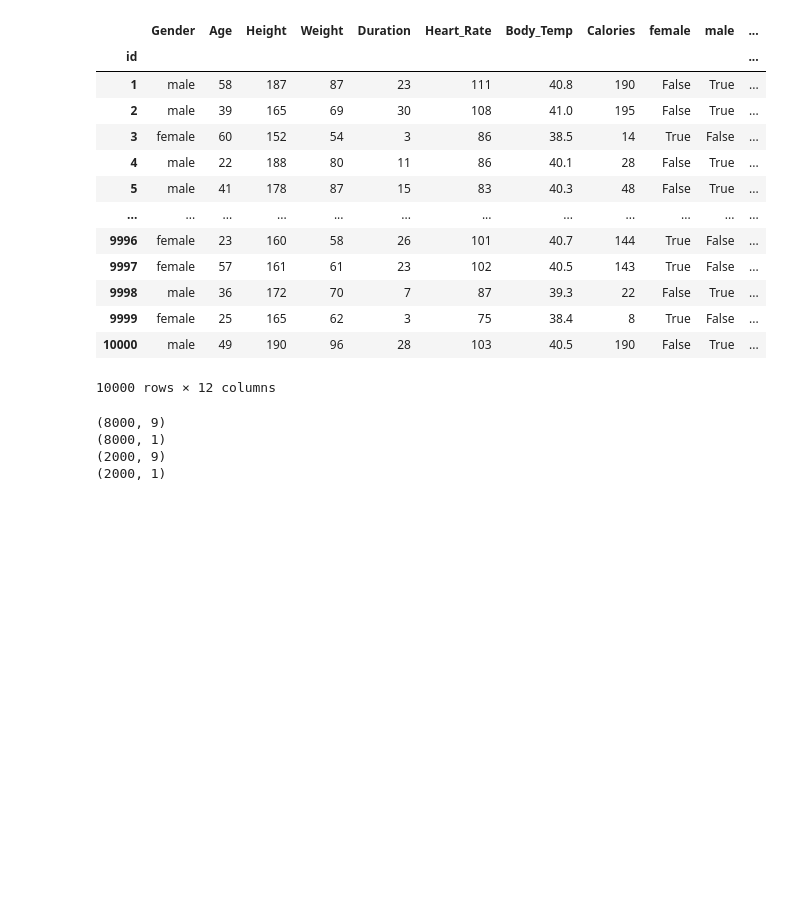
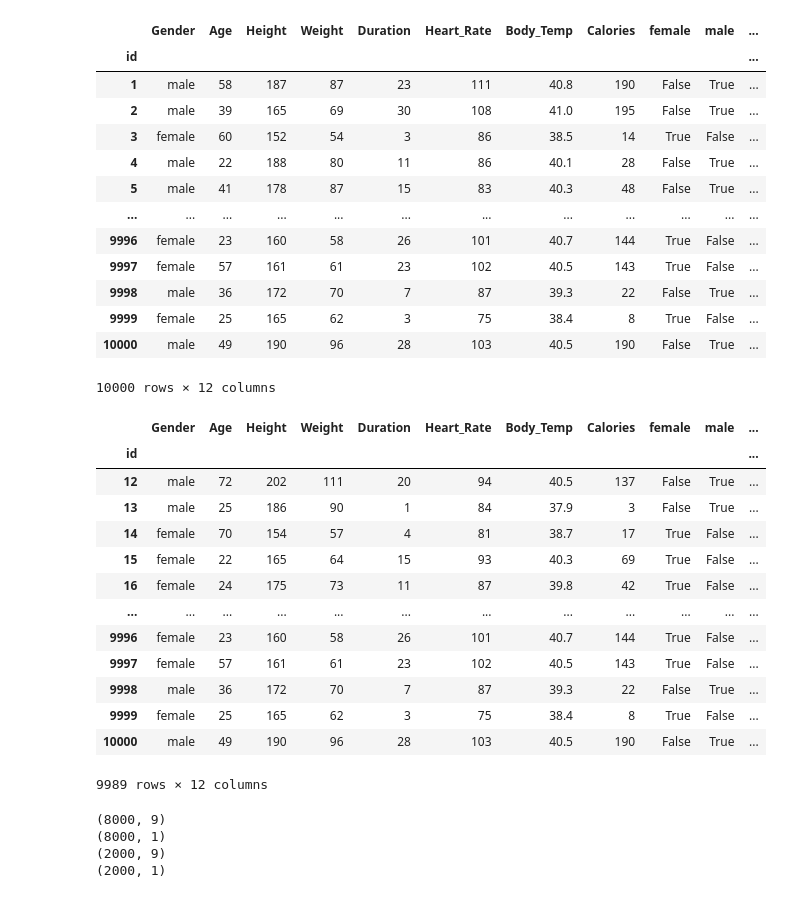
Before and after one commit to NicoUIcreator/WaynessMarketing, a Jupyter notebook: jupiters/modeloKeras.ipynb, the cells around one changed output. Saved outputs shown, nothing was run; the diff lists cells and outputs as text; code cells hidden in the pictures; blank space fills up the shorter version.

```diff
--- a/jupiters/modeloKeras.ipynb
+++ b/jupiters/modeloKeras.ipynb
@@ -22,6 +22,23 @@ dfPuntos
 | 9999 | female | 25 | 165 | 62 | 3 | 75 | 38.4 | 8 | True | False | ... |
 | 10000 | male | 49 | 190 | 96 | 28 | 103 | 40.5 | 190 | False | True | ... |
 10000 rows × 12 columns
+# %%
+dfPuntos.iloc
+# %% [output]
+|  | Gender | Age | Height | Weight | Duration | Heart_Rate | Body_Temp | Calories | female | male | ... |
+| id |  |  |  |  |  |  |  |  |  |  | ... |
+| 12 | male | 72 | 202 | 111 | 20 | 94 | 40.5 | 137 | False | True | ... |
+| 13 | male | 25 | 186 | 90 | 1 | 84 | 37.9 | 3 | False | True | ... |
+| 14 | female | 70 | 154 | 57 | 4 | 81 | 38.7 | 17 | True | False | ... |
+| 15 | female | 22 | 165 | 64 | 15 | 93 | 40.3 | 69 | True | False | ... |
+| 16 | female | 24 | 175 | 73 | 11 | 87 | 39.8 | 42 | True | False | ... |
+| ... | ... | ... | ... | ... | ... | ... | ... | ... | ... | ... | ... |
+| 9996 | female | 23 | 160 | 58 | 26 | 101 | 40.7 | 144 | True | False | ... |
+| 9997 | female | 57 | 161 | 61 | 23 | 102 | 40.5 | 143 | True | False | ... |
+| 9998 | male | 36 | 172 | 70 | 7 | 87 | 39.3 | 22 | False | True | ... |
+| 9999 | female | 25 | 165 | 62 | 3 | 75 | 38.4 | 8 | True | False | ... |
+| 10000 | male | 49 | 190 | 96 | 28 | 103 | 40.5 | 190 | False | True | ... |
+9989 rows × 12 columns
 # %%
 X = dfPuntos[['Age', 'Height', 'Weight', 'Duration', 'Heart_Rate','female', 'male', 'wep', 'activity_category']]
 yLog = np.log1p(dfPuntos[["Calories"]])
```
Also changed, not shown: 4 other files.
